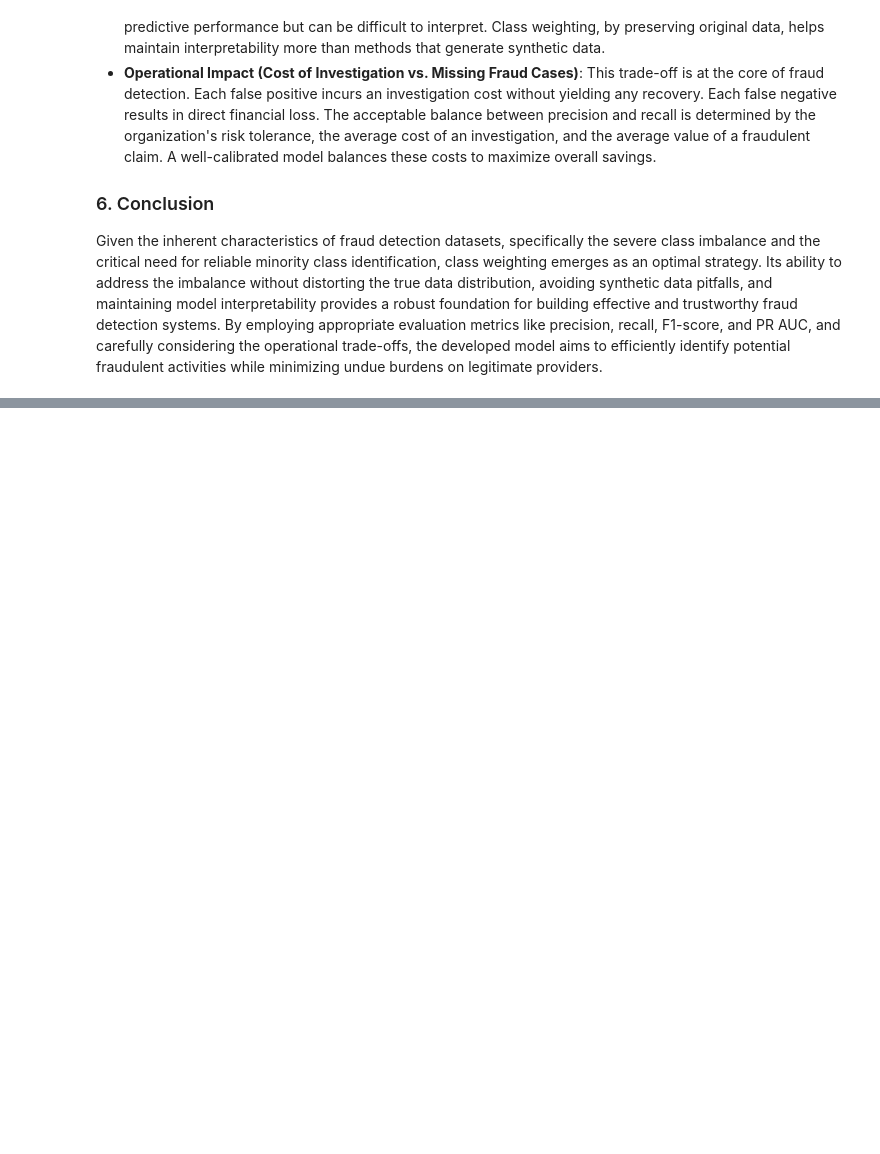
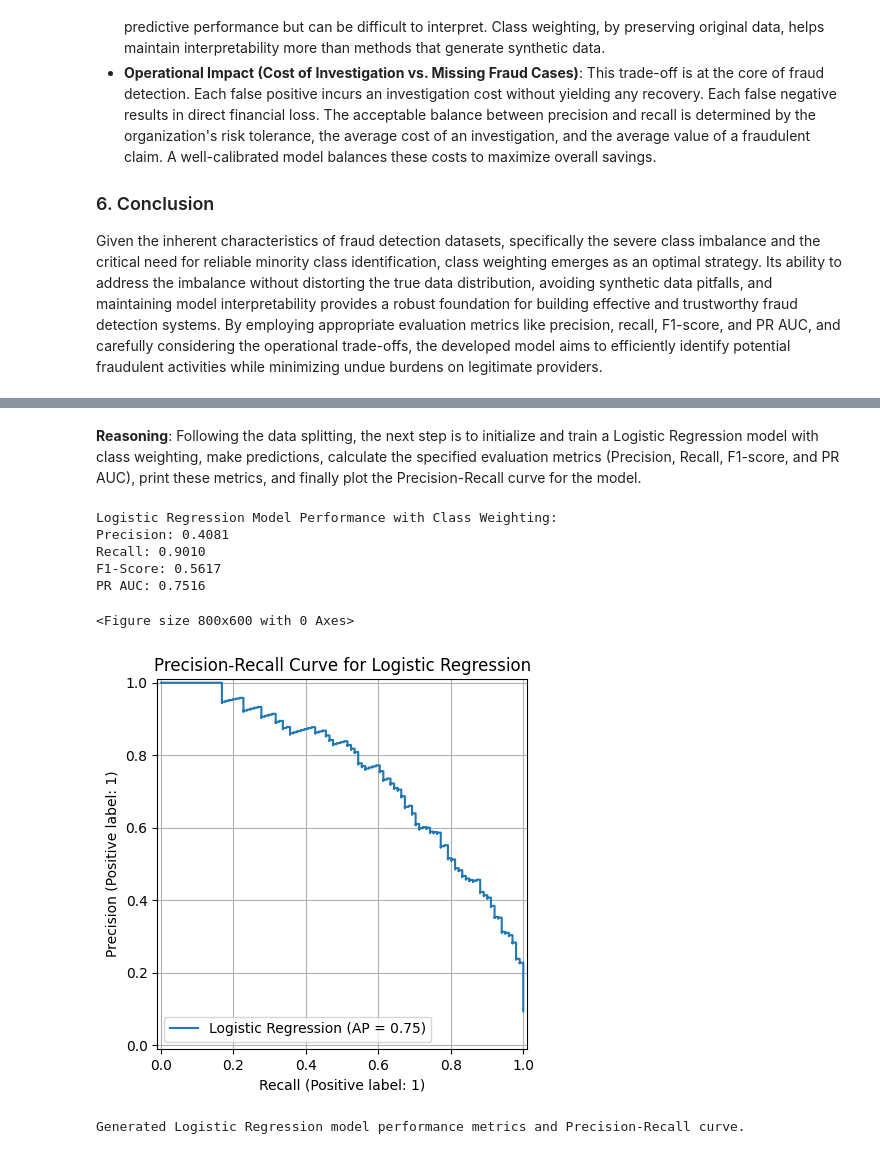
Before and after one commit to User-2rxeg/DataOrbit-HealthCare-Provider-Fraud-Detection, a Jupyter notebook: 01_data_exploration_and_feature_engineering.ipynb, the cells around one changed output, grey strips where cells are left out. Saved outputs shown, nothing was run; the diff lists cells and outputs as text; code cells hidden in the pictures; blank space fills up the shorter version.

```diff
--- a/01_data_exploration_and_feature_engineering.ipynb
+++ b/01_data_exploration_and_feature_engineering.ipynb
@@ -2945,0 +3123,17 @@ Given the inherent characteristics of fraud detection datasets, specifically the
+# %%
+from sklearn.model_selection import train_test_split
+
+# 1. Split the X features and y target into training and testing sets
+X_train, X_test, y_train, y_test = train_test_split(
+    X, y, test_size=0.2, random_state=42, stratify=y
+)
+
+print(f"Shape of X_train: {X_train.shape}")
+print(f"Shape of X_test: {X_test.shape}")
+print(f"Shape of y_train: {y_train.shape}")
+print(f"Shape of y_test: {y_test.shape}")
+
+print("Distribution of y_train:")
+print(y_train.value_counts(normalize=True))
+print("Distribution of y_test:")
+print(y_test.value_counts(normalize=True))
@@ -2945,0 +3155,53 @@ Given the inherent characteristics of fraud detection datasets, specifically the
+# %% [markdown]
+**Reasoning**:
+Following the data splitting, the next step is to initialize and train a Logistic Regression model with class weighting, make predictions, calculate the specified evaluation metrics (Precision, Recall, F1-score, and PR AUC), print these metrics, and finally plot the Precision-Recall curve for the model.
+# %%
+from sklearn.linear_model import LogisticRegression
+from sklearn.metrics import precision_score, recall_score, f1_score, average_precision_score, PrecisionRecallDisplay
+import matplotlib.pyplot as plt
+
+# 2. Initialize a Logistic Regression model
+# Use solver='liblinear' which is good for small datasets and supports 'class_weight'
+log_reg_model = LogisticRegression(solver='liblinear', random_state=42, class_weight='balanced')
+
+# 3. Train the Logistic Regression model
+log_reg_model.fit(X_train, y_train)
+
+# 4. Make predictions on the test data
+y_pred = log_reg_model.predict(X_test)
+
+# Get probability estimates for the positive class (needed for PR AUC)
+y_pred_proba = log_reg_model.predict_proba(X_test)[:, 1]
+
+# 5. Calculate Precision, Recall, F1-score
+precision = precision_score(y_test, y_pred, average='binary')
+recall = recall_score(y_test, y_pred, average='binary')
+f1 = f1_score(y_test, y_pred, average='binary')
+
+# 6. Calculate the Precision-Recall AUC score
+pr_auc = average_precision_score(y_test, y_pred_proba)
+
+# 7. Print the calculated evaluation metrics
+print("\nLogistic Regression Model Performance with Class Weighting:")
+print(f"Precision: {precision:.4f}")
+print(f"Recall: {recall:.4f}")
+print(f"F1-Score: {f1:.4f}")
+print(f"PR AUC: {pr_auc:.4f}")
+
+# 8. Plot the Precision-Recall curve
+plt.figure(figsize=(8, 6))
+PrecisionRecallDisplay.from_estimator(log_reg_model, X_test, y_test, name='Logistic Regression')
+plt.title('Precision-Recall Curve for Logistic Regression')
+plt.grid(True)
+plt.show()
+
+print("Generated Logistic Regression model performance metrics and Precision-Recall curve.")
+# %% [output]
+Logistic Regression Model Performance with Class Weighting:
+Precision: 0.4081
+Recall: 0.9010
+F1-Score: 0.5617
+PR AUC: 0.7516
+<Figure size 800x600 with 0 Axes>
+[figure, added]
+Generated Logistic Regression model performance metrics and Precision-Recall curve.
```
Also changed, not shown: parts of 29 cells of this notebook.
